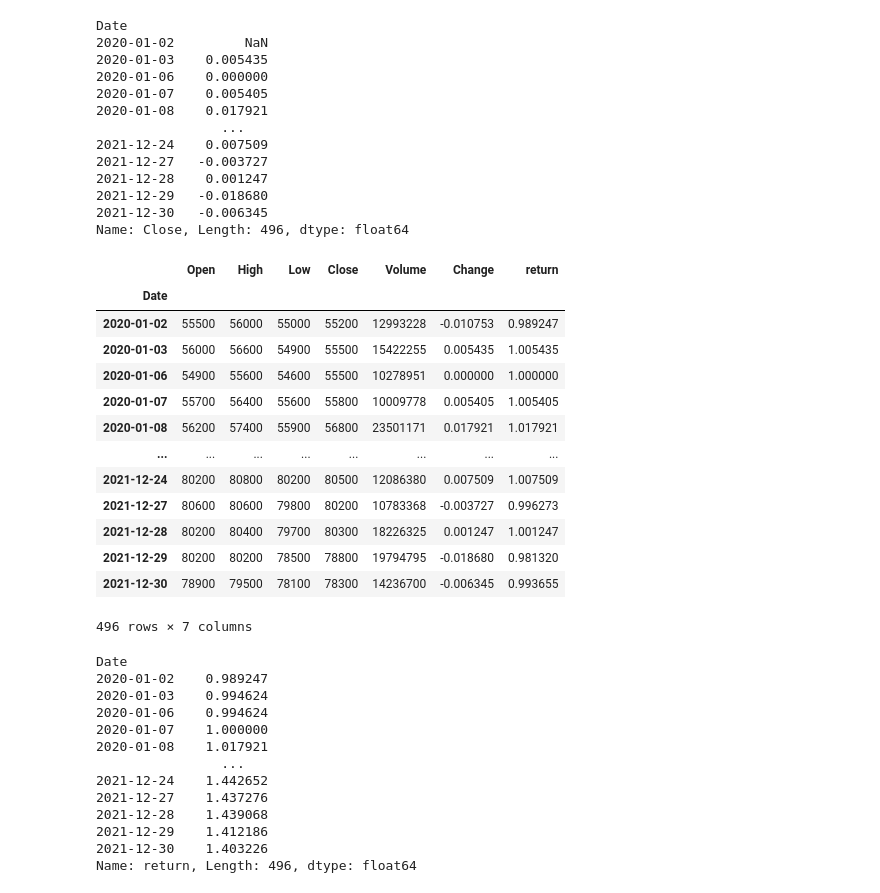
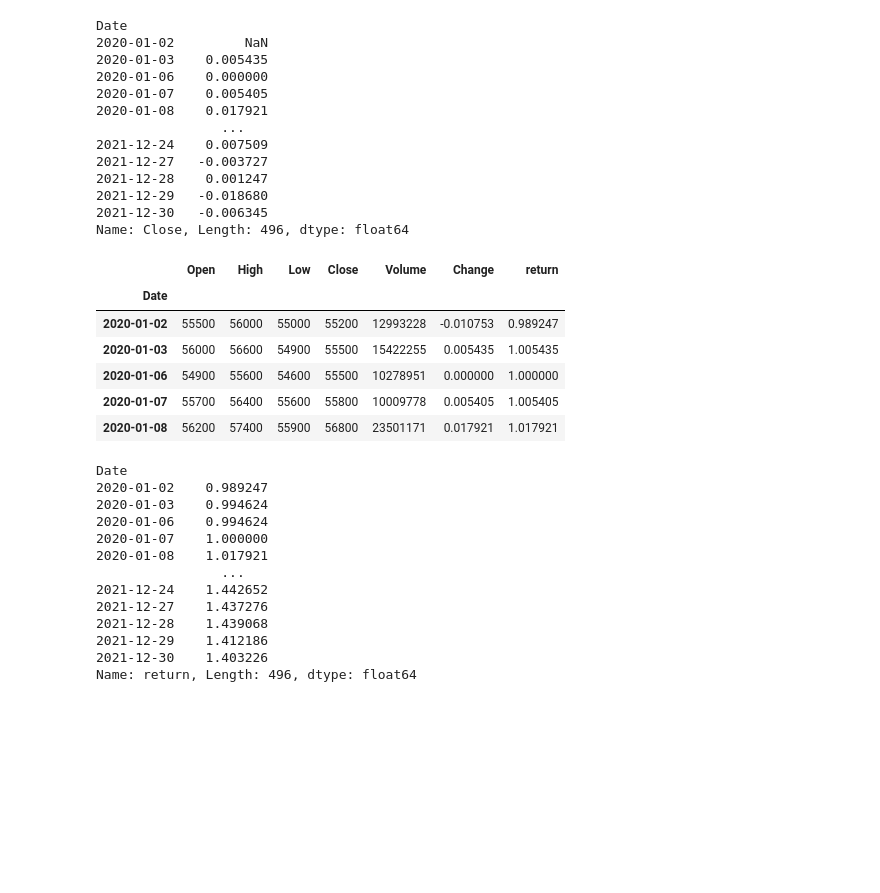
Before and after one commit to OHoRaaa/Quant, a Jupyter notebook: Practice.ipynb, the cells around one changed output. Saved outputs shown, nothing was run; the diff lists cells and outputs as text; code cells hidden in the pictures; blank space fills up the shorter version.

```diff
--- a/Practice.ipynb
+++ b/Practice.ipynb
@@ -53,19 +41,12 @@ Name: Close, Length: 496, dtype: float64
 df['return'] = df['Change'] + 1
 # %%
-df
+df.head()
 # %% [output]
 |  | Open | High | Low | Close | Volume | Change | return |
 | Date |  |  |  |  |  |  |  |
 | 2020-01-02 | 55500 | 56000 | 55000 | 55200 | 12993228 | -0.010753 | 0.989247 |
 | 2020-01-03 | 56000 | 56600 | 54900 | 55500 | 15422255 | 0.005435 | 1.005435 |
 | 2020-01-06 | 54900 | 55600 | 54600 | 55500 | 10278951 | 0.000000 | 1.000000 |
 | 2020-01-07 | 55700 | 56400 | 55600 | 55800 | 10009778 | 0.005405 | 1.005405 |
 | 2020-01-08 | 56200 | 57400 | 55900 | 56800 | 23501171 | 0.017921 | 1.017921 |
-| ... | ... | ... | ... | ... | ... | ... | ... |
-| 2021-12-24 | 80200 | 80800 | 80200 | 80500 | 12086380 | 0.007509 | 1.007509 |
-| 2021-12-27 | 80600 | 80600 | 79800 | 80200 | 10783368 | -0.003727 | 0.996273 |
-| 2021-12-28 | 80200 | 80400 | 79700 | 80300 | 18226325 | 0.001247 | 1.001247 |
-| 2021-12-29 | 80200 | 80200 | 78500 | 78800 | 19794795 | -0.018680 | 0.981320 |
-| 2021-12-30 | 78900 | 79500 | 78100 | 78300 | 14236700 | -0.006345 | 0.993655 |
-496 rows × 7 columns
 # %%
```
Also changed, not shown: parts of 88 cells of this notebook, 5 other files.
